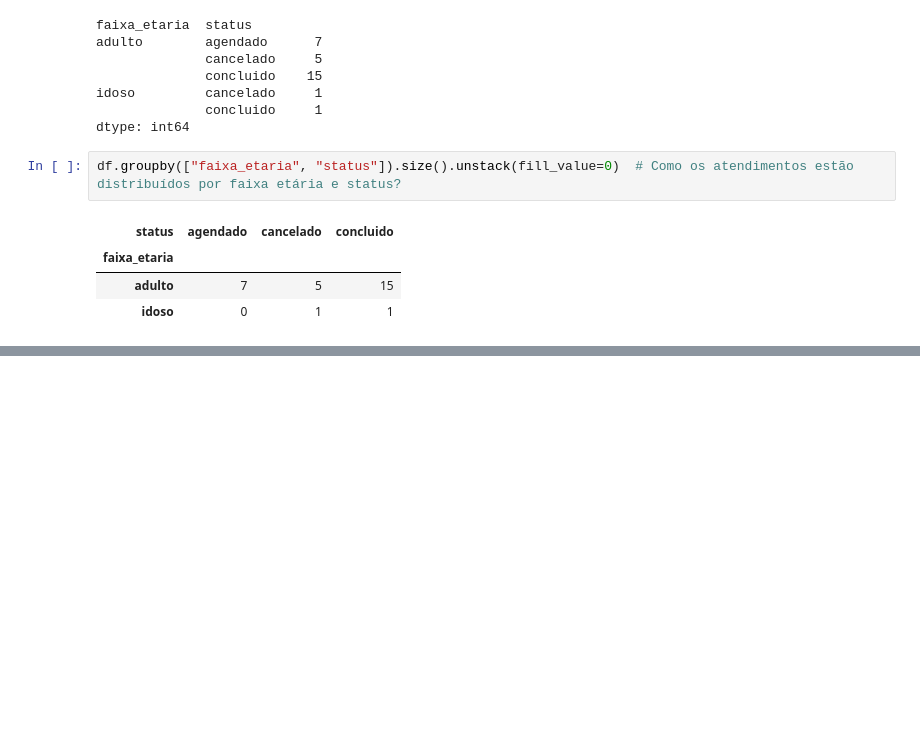
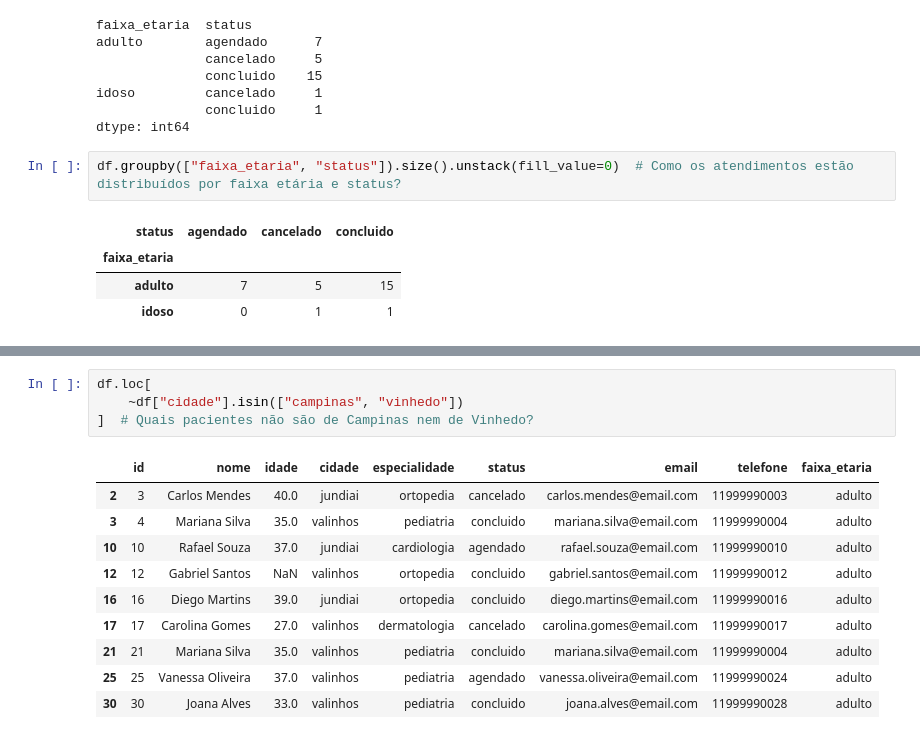
Before and after one commit to brunohll03/Projeto_Analise_Dados_em_Python, a Jupyter notebook: notebooks/analise_atendimentos.ipynb, the cells around one changed output, grey strips where cells are left out. Drawn from its saved outputs; the diff is of its cells as text; blank space fills up the shorter version.

```diff
--- a/notebooks/analise_atendimentos.ipynb
+++ b/notebooks/analise_atendimentos.ipynb
@@ -633,0 +697,15 @@ df.groupby(["faixa_etaria", "status"]).size().unstack(fill_value=0)  # Como os a
+# %%
+df.loc[
+    ~df["cidade"].isin(["campinas", "vinhedo"])
+]  # Quais pacientes não são de Campinas nem de Vinhedo?
+# %% [output]
+|  | id | nome | idade | cidade | especialidade | status | email | telefone | faixa_etaria |
+| 2 | 3 | Carlos Mendes | 40.0 | jundiai | ortopedia | cancelado | carlos.mendes@email.com | 11999990003 | adulto |
+| 3 | 4 | Mariana Silva | 35.0 | valinhos | pediatria | concluido | mariana.silva@email.com | 11999990004 | adulto |
+| 10 | 10 | Rafael Souza | 37.0 | jundiai | cardiologia | agendado | rafael.souza@email.com | 11999990010 | adulto |
+| 12 | 12 | Gabriel Santos | NaN | valinhos | ortopedia | concluido | gabriel.santos@email.com | 11999990012 | adulto |
+| 16 | 16 | Diego Martins | 39.0 | jundiai | ortopedia | concluido | diego.martins@email.com | 11999990016 | adulto |
+| 17 | 17 | Carolina Gomes | 27.0 | valinhos | dermatologia | cancelado | carolina.gomes@email.com | 11999990017 | adulto |
+| 21 | 21 | Mariana Silva | 35.0 | valinhos | pediatria | concluido | mariana.silva@email.com | 11999990004 | adulto |
+| 25 | 25 | Vanessa Oliveira | 37.0 | valinhos | pediatria | agendado | vanessa.oliveira@email.com | 11999990024 | adulto |
+| 30 | 30 | Joana Alves | 33.0 | valinhos | pediatria | concluido | joana.alves@email.com | 11999990028 | adulto |
```
Also changed, not shown: parts of 33 cells of this notebook, 2 other files.
